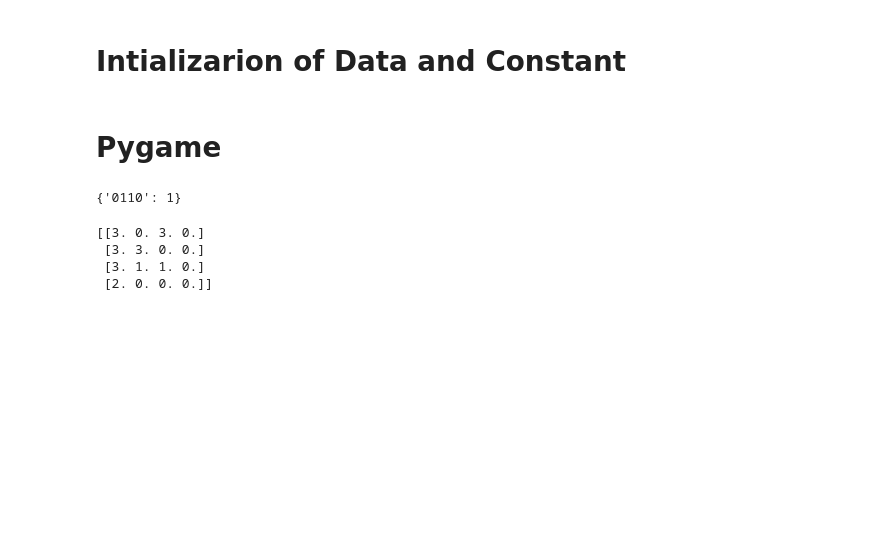
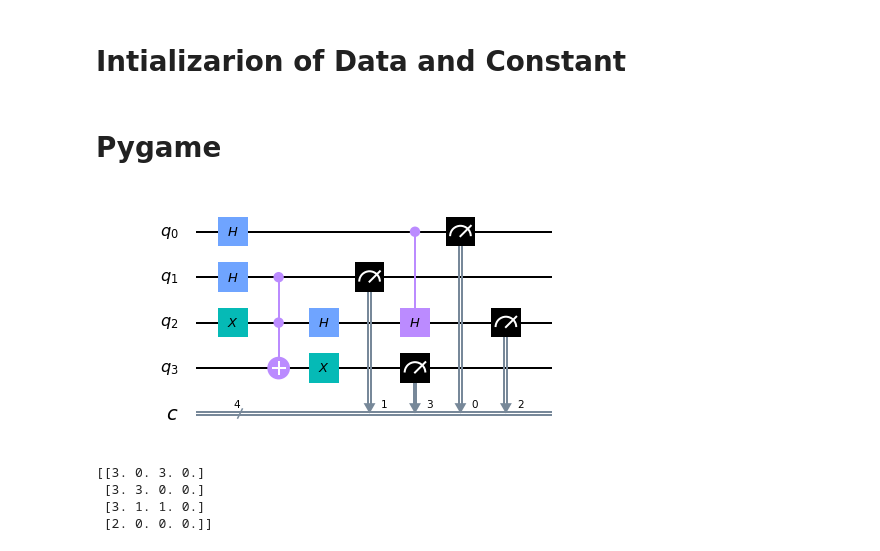
Before and after one commit to CodieKev/QGames, a Jupyter notebook: Game_1/QGame.ipynb, the cells around one changed output. Cells and saved outputs as stored; diff of their text form; code cells hidden in the pictures; blank space fills up the shorter version.

```diff
--- a/Game_1/QGame.ipynb
+++ b/Game_1/QGame.ipynb
@@ -290,35 +290,35 @@ while run:
 
                 elif temp_const_2 ==1:
                     player_mat[player-1][temp_cons1,temp_cons2] = Gate
 
         elif Gate!= 0 and abs(xm_pos-x_c[temp_cons2])<=(0.035*ymax) and abs(ym_pos - y_c[player-1][temp_cons1])<=(0.035*ymax) :
             if len(np.where(np.array(player_mat[player-1][:,temp_cons2]).flatten()==3)[0]) ==0:
                 player_mat[player-1][temp_cons1,temp_cons2] = Gate
         Gate = 0
 
 
     for i in range (len(x_c)):
         for j in range (len(x_c)):
             if player_mat[player-1][i,j]==3:
                 for k in range (4):
                     if player_mat[player-1][k,j]!=0 and player_mat[player-1][k,j]!=3:
                         #print(i,k)
                         pygame.draw.line(win, (100,100,100), (x_c[j],y_c[player-1][i]),(x_c[j],y_c[player-1][k]), 3)
                 win.blit(Gates_image[int(player_mat[player-1][i,j])-1], (x_c[j]-0.035*ymax, y_c[player-1][i]-0.035*ymax))
     for i in range (len(x_c)):
         for j in range (len(x_c)):
 
             if player_mat[player-1][i,j]!=0and player_mat[player-1][i,j]!=3:
                 win.blit(Gates_image[int(player_mat[player-1][i,j])-1], (x_c[j]-0.035*ymax, y_c[player-1][i]-0.035*ymax))
 
 
     pygame.display.update()
 
 pygame.quit()
 circuit(player_mat[0]).draw('mpl')
-result(circuit(player_mat[0]),1)
+#result(circuit(player_mat[0]),1)
 # %% [output]
-{'0110': 1}
+[figure, added]
 # %%
 print(player_mat[0])
 # %% [output]
```
